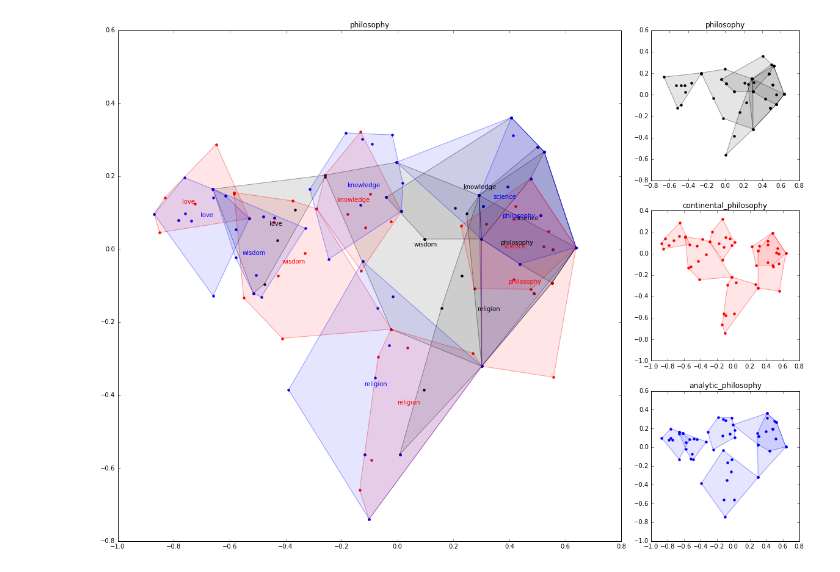
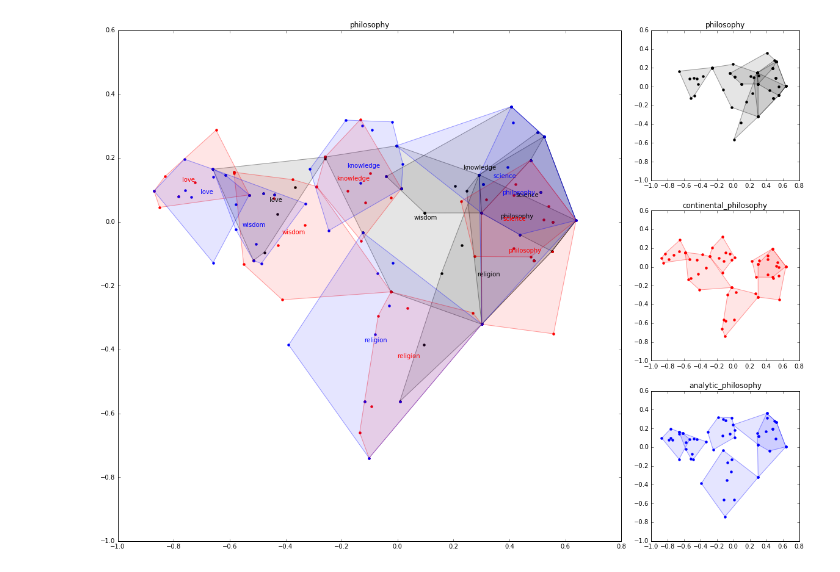
Before and after one commit to taniki/comp.soc-of-philosophy, a Jupyter notebook: (analytic vs continental) x philosophy.ipynb, the cells around one changed output. Drawn from its saved outputs; the diff is of its cells as text; code cells hidden in the pictures.

```diff
--- a/(analytic vs continental) x philosophy.ipynb
+++ b/(analytic vs continental) x philosophy.ipynb
@@ -87,9 +87,9 @@ from scipy.spatial import ConvexHull
 fig = plt.figure(figsize=(20,15))
 
 ax1 = plt.subplot2grid((3,4), (0, 0), rowspan=3, colspan=3)
-ax2 = plt.subplot2grid((3,4), (0, 3))
-ax3 = plt.subplot2grid((3,4), (1, 3))
-ax4 = plt.subplot2grid((3,4), (2, 3))
+ax2 = plt.subplot2grid((3,4), (0, 3), sharex=ax1, sharey=ax1)
+ax3 = plt.subplot2grid((3,4), (1, 3), sharex=ax1, sharey=ax1)
+ax4 = plt.subplot2grid((3,4), (2, 3), sharex=ax1, sharey=ax1)
 
 s1 = [["philosophy"], [], "black" ]
 s2 = [["continental_philosophy"], ["analytic_philosophy"], "red" ]
@@ -108,31 +108,31 @@ def plot_words(ax, s, label=False):
 
     for simplex in hull.simplices:
       ax.fill(Z[simplex, 0], Z[simplex, 1], '-', color=c, alpha=0.3)
 
     simplex_x = []
     simplex_y = []
 
     for simplex in hull.vertices:
       simplex_x.append(Z[simplex, 0])
       simplex_y.append(Z[simplex, 1])
 
     if label:
       ax.text(np.mean(simplex_x), np.mean(simplex_y), p[1], color=c, horizontalalignment='center', verticalalignment='center',)
 
     simplex_x.append(Z[hull.vertices[0], 0])
     simplex_y.append(Z[hull.vertices[0], 1])
 
     ax.fill(simplex_x, simplex_y, '-', color=c, alpha=0.1)
 
     Z_ = zip(*Z)
 
     ax.scatter(Z_[0], Z_[1], lw=0, color=c)
 
 plot_words(ax1, [s1]+[s2]+[s3], label=True)
 plot_words(ax2, [s1])
 plot_words(ax3, [s2])
 plot_words(ax4, [s3])
 
 plt.show()
 # %% [output]
-[figure, old version]
+[figure, new version]
```
